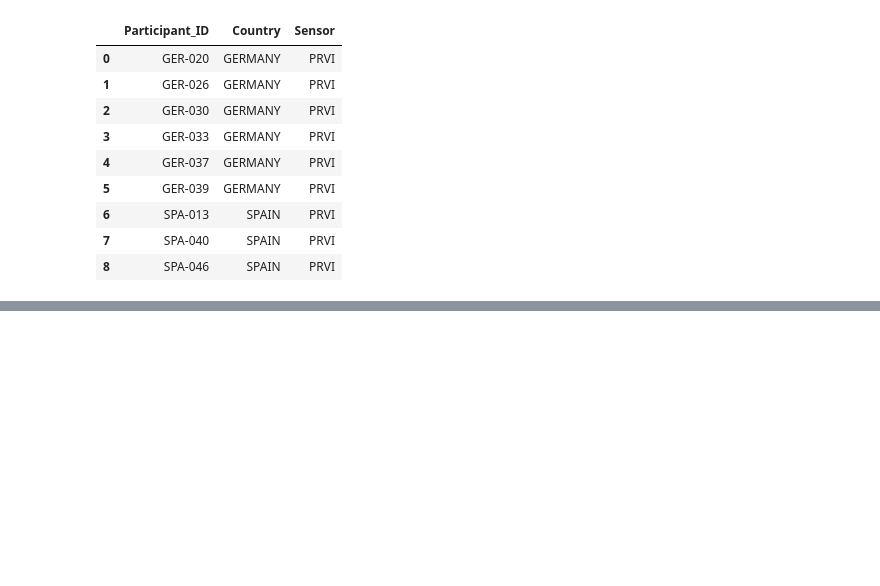
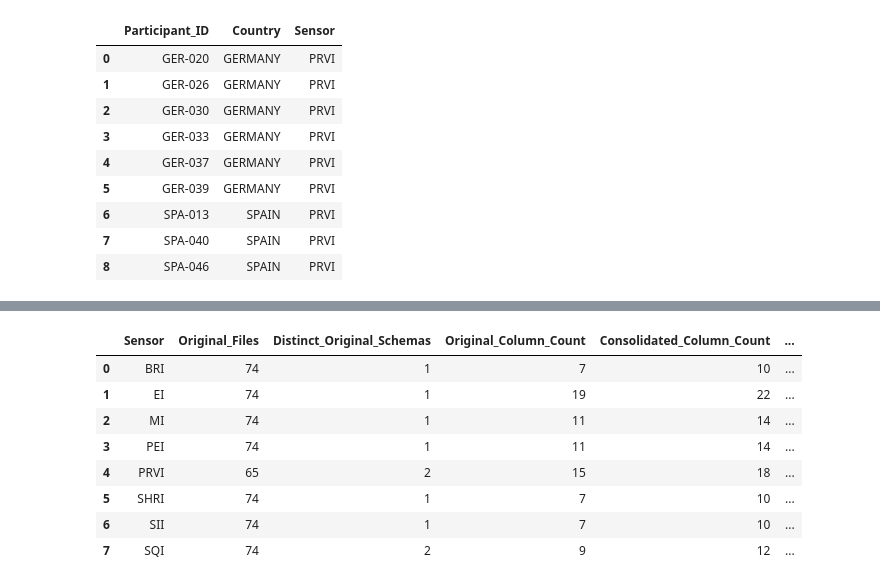
Before and after one commit to Chirag-hub07/Tech_seva, a Jupyter notebook: notebooks/02_data_standardization.ipynb, the cells around one changed output, grey strips where cells are left out. Cells and saved outputs as stored; diff of their text form; code cells hidden in the pictures; blank space fills up the shorter version.

```diff
--- a/notebooks/02_data_standardization.ipynb
+++ b/notebooks/02_data_standardization.ipynb
@@ -480,0 +1600,18 @@ MISSING SENSOR FILES
+# %%
+# Generate sensor loading summary
+
+sensor_load_records = []
+
+for sensor, df in combined_sensor_data.items():
+
+    sensor_load_records.append({
+        "Sensor": sensor,
+        "Participants_with_files": len(sensor_data[sensor]),
+        "Unique_participants": df["Participant_ID"].nunique(),
+        "Total_rows": len(df),
+        "Total_columns": len(df.columns)
+    })
+
+sensor_load_summary_df = pd.DataFrame(sensor_load_records)
+
+display(sensor_load_summary_df)
@@ -480,0 +2122,72 @@ MISSING SENSOR FILES
+# %%
+# Verify original CSV schemas against consolidated datasets
+
+schema_audit_records = []
+
+for sensor in sensors:
+
+    original_schemas = set()
+    original_column_union = set()
+    file_count = 0
+
+    for _, participant in participants_df.iterrows():
+
+        participant_id = participant["Participant_ID"]
+        country = participant["Country"]
+
+        file_path = (
+            index_path
+            / country
+            / participant_id
+            / f"{sensor}.csv"
+        )
+
+        if file_path.exists():
+
+            original_columns = pd.read_csv(
+                file_path,
+                nrows=0
+            ).columns.tolist()
+
+            original_schemas.add(
+                tuple(sorted(original_columns))
+            )
+
+            original_column_union.update(original_columns)
+            file_count += 1
+
+    # Add metadata columns introduced during standardization
+    expected_columns = original_column_union | {
+        "Participant_ID",
+        "Country",
+        "Sensor"
+    }
+
+    consolidated_columns = set(
+        combined_sensor_data[sensor].columns
+    )
+
+    schema_audit_records.append({
+        "Sensor": sensor,
+        "Original_Files": file_count,
+        "Distinct_Original_Schemas": len(original_schemas),
+        "Original_Column_Count": len(original_column_union),
+        "Consolidated_Column_Count": len(consolidated_columns),
+        "All_Original_Columns_Preserved": (
+            expected_columns == consolidated_columns
+        )
+    })
+
+schema_audit_df = pd.DataFrame(schema_audit_records)
+
+display(schema_audit_df)
+# %% [output]
+|  | Sensor | Original_Files | Distinct_Original_Schemas | Original_Column_Count | Consolidated_Column_Count | ... |
+| 0 | BRI | 74 | 1 | 7 | 10 | ... |
+| 1 | EI | 74 | 1 | 19 | 22 | ... |
+| 2 | MI | 74 | 1 | 11 | 14 | ... |
+| 3 | PEI | 74 | 1 | 11 | 14 | ... |
+| 4 | PRVI | 65 | 2 | 15 | 18 | ... |
+| 5 | SHRI | 74 | 1 | 7 | 10 | ... |
+| 6 | SII | 74 | 1 | 7 | 10 | ... |
+| 7 | SQI | 74 | 2 | 9 | 12 | ... |
```
Also changed, not shown: parts of 52 cells of this notebook, 1 other file.
